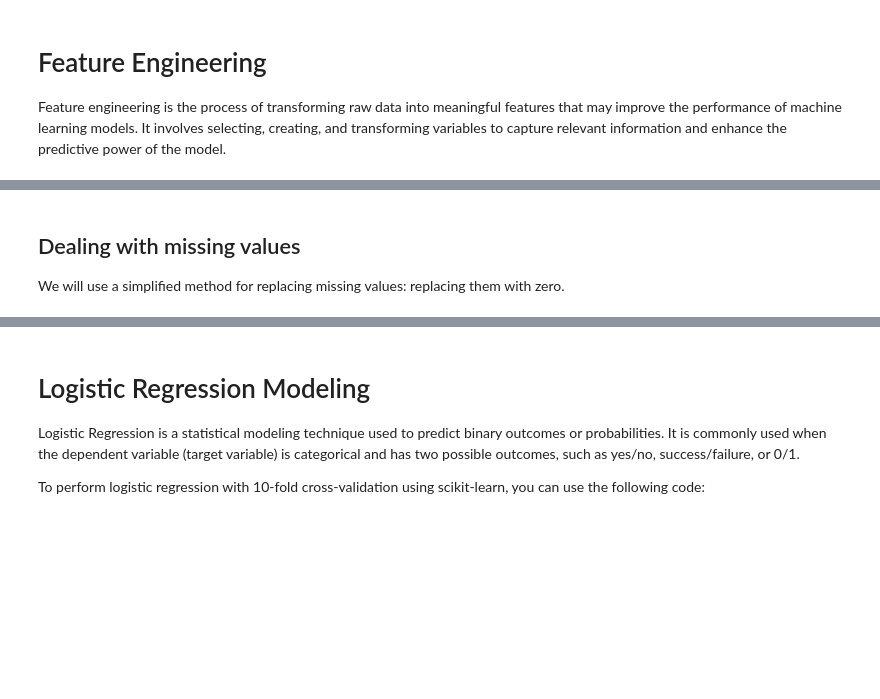
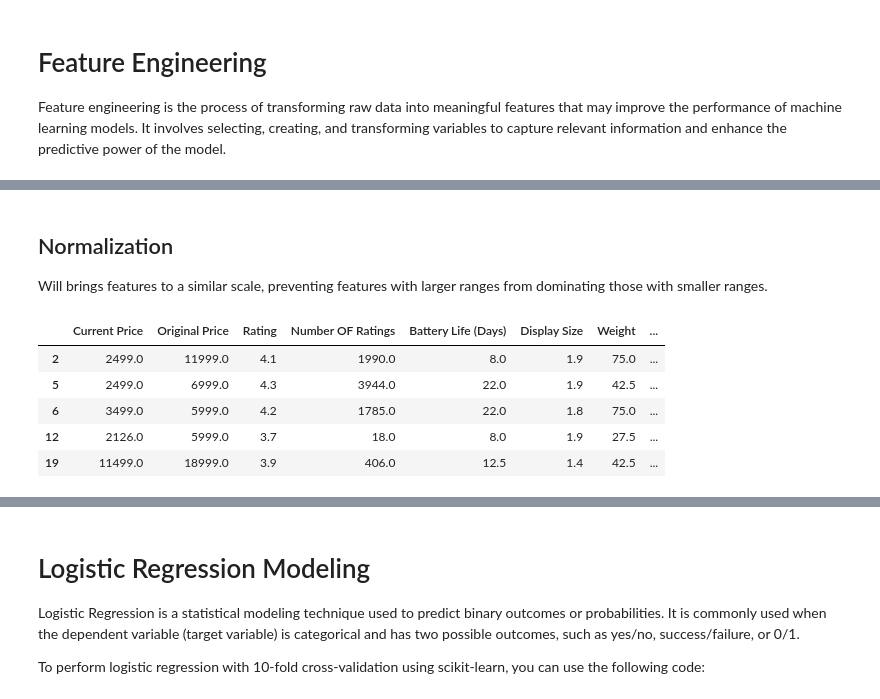
Before and after one commit to nkosanamolefe/machine-learning, a Jupyter notebook: smartwatch/discount_price_predictor.ipynb, the cells around one changed output, grey strips where cells are left out. Saved outputs shown, nothing was run; the diff lists cells and outputs as text; code cells hidden in the pictures; blank space fills up the shorter version.

Commit message:
completed normalization

```diff
--- a/smartwatch/discount_price_predictor.ipynb
+++ b/smartwatch/discount_price_predictor.ipynb
@@ -298,15 +334,0 @@ re.findall('\d+', '20 - 35 g ')
-# %%
-cal = sum([int(i) for i in re.findall('\d+', '20 - 35 g')]) / 2
-test_df['Weight'].replace('20 - 35 g ', cal, inplace=True)
-
-cal = sum([int(i) for i in re.findall('\d+', '')]) / 2
-test_df['Weight'].replace('35 - 50 g', cal, inplace=True)
-
-cal = sum([int(i) for i in re.findall('\d+', '50 - 75 g')]) / 2
-test_df['Weight'].replace('50 - 75 g', cal, inplace=True)
-
-train_df['Weight'].replace('75g +', float(re.findall('\d+', '75g +')[0]), inplace=True)
-
-train_df['Weight'].replace('<= 20 g', float(re.findall('\d+', '<= 20 g')[0]), inplace=True)
-
-train_df['Weight'].value_counts()
@@ -344,11 +452,20 @@ train_df.isna().sum()
-# %% [markdown]
-## Dealing with missing values
-
-We will use a simplified method for replacing missing values: replacing them with zero.
+# %% [markdown]
+## Normalization
+
+Will brings features to a similar scale, preventing features with larger ranges from dominating those with smaller ranges.
 # %%
 from sklearn.preprocessing import MinMaxScaler
 # %%
 scaler = MinMaxScaler()
+# %%
+train_df[numerical_data].head()
+# %% [output]
+|  | Current Price | Original Price | Rating | Number OF Ratings | Battery Life (Days) | Display Size | Weight | ... |
+| 2 | 2499.0 | 11999.0 | 4.1 | 1990.0 | 8.0 | 1.9 | 75.0 | ... |
+| 5 | 2499.0 | 6999.0 | 4.3 | 3944.0 | 22.0 | 1.9 | 42.5 | ... |
+| 6 | 3499.0 | 5999.0 | 4.2 | 1785.0 | 22.0 | 1.8 | 75.0 | ... |
+| 12 | 2126.0 | 5999.0 | 3.7 | 18.0 | 8.0 | 1.9 | 27.5 | ... |
+| 19 | 11499.0 | 18999.0 | 3.9 | 406.0 | 12.5 | 1.4 | 42.5 | ... |
 # %%
 data = scaler.fit_transform(train_df[numerical_data[:-1]])
 # %%
```
Also changed, not shown: parts of 55 cells of this notebook.
